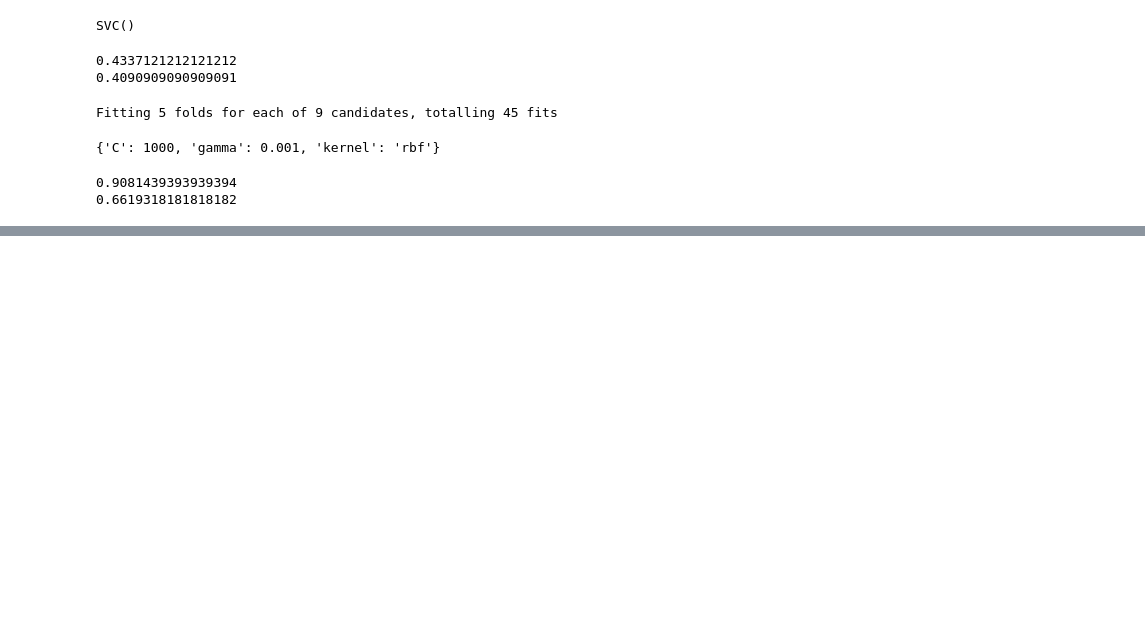
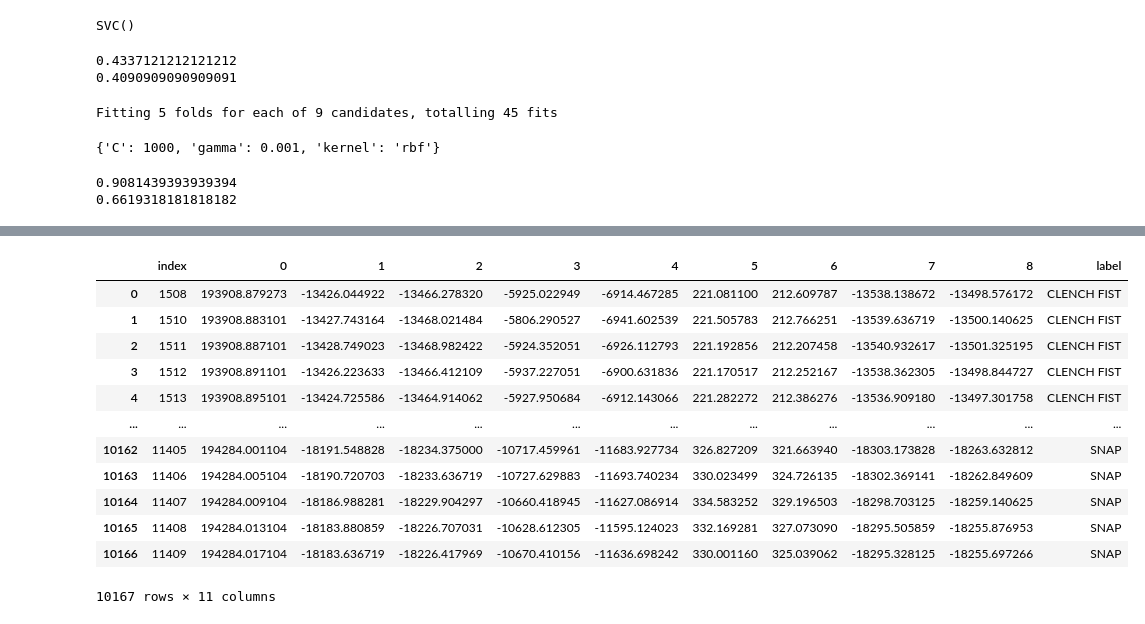
Before and after one commit to NeuroTech-UCSD/aeroMus, a Jupyter notebook: notebooks/classification_model.ipynb, the cells around one changed output, grey strips where cells are left out. Cells and saved outputs as stored; diff of their text form; code cells hidden in the pictures; blank space fills up the shorter version.

Commit message:
chore: create binary classifier for clench v snap

```diff
--- a/notebooks/classification_model.ipynb
+++ b/notebooks/classification_model.ipynb
@@ -230,0 +241,44 @@ with open('../data/models/SVC.pkl','wb') as f:
+# %%
+# add labels in different manner
+
+def label(df, m):
+    # first set label column to all nans
+    df['label'] = np.nan
+    # loop for each action/label
+    for i, row in m.iterrows():
+        # get start time and label
+        t = row[0]
+        cat = row[1].strip()
+
+        # set all labels passed start time to correct label
+        df['label'][df[0] >= t] = cat
+    return df
+# %%
+ses9 = pd.read_csv(f"{data_in}/test_sess9_data.txt", header=None)
+m9 = pd.read_csv(f"{data_in}/test_sess9_metadata.txt", header=None)
+
+df9 = label(ses9, m9)
+# %%
+ses10 = pd.read_csv(f"{data_in}/test_sess10_data.txt", header=None)
+m10 = pd.read_csv(f"{data_in}/test_sess10_metadata.txt", header=None)
+
+df10 = label(ses10, m10)
+# %%
+df = pd.concat([df9, df10]).dropna()
+df = df[df['label']!='REST'].reset_index()
+# %%
+df
+# %% [output]
+|  | index | 0 | 1 | 2 | 3 | 4 | 5 | 6 | 7 | 8 | label |
+| 0 | 1508 | 193908.879273 | -13426.044922 | -13466.278320 | -5925.022949 | -6914.467285 | 221.081100 | 212.609787 | -13538.138672 | -13498.576172 | CLENCH FIST |
+| 1 | 1510 | 193908.883101 | -13427.743164 | -13468.021484 | -5806.290527 | -6941.602539 | 221.505783 | 212.766251 | -13539.636719 | -13500.140625 | CLENCH FIST |
+| 2 | 1511 | 193908.887101 | -13428.749023 | -13468.982422 | -5924.352051 | -6926.112793 | 221.192856 | 212.207458 | -13540.932617 | -13501.325195 | CLENCH FIST |
+| 3 | 1512 | 193908.891101 | -13426.223633 | -13466.412109 | -5937.227051 | -6900.631836 | 221.170517 | 212.252167 | -13538.362305 | -13498.844727 | CLENCH FIST |
+| 4 | 1513 | 193908.895101 | -13424.725586 | -13464.914062 | -5927.950684 | -6912.143066 | 221.282272 | 212.386276 | -13536.909180 | -13497.301758 | CLENCH FIST |
+| ... | ... | ... | ... | ... | ... | ... | ... | ... | ... | ... | ... |
+| 10162 | 11405 | 194284.001104 | -18191.548828 | -18234.375000 | -10717.459961 | -11683.927734 | 326.827209 | 321.663940 | -18303.173828 | -18263.632812 | SNAP |
+| 10163 | 11406 | 194284.005104 | -18190.720703 | -18233.636719 | -10727.629883 | -11693.740234 | 330.023499 | 324.726135 | -18302.369141 | -18262.849609 | SNAP |
+| 10164 | 11407 | 194284.009104 | -18186.988281 | -18229.904297 | -10660.418945 | -11627.086914 | 334.583252 | 329.196503 | -18298.703125 | -18259.140625 | SNAP |
+| 10165 | 11408 | 194284.013104 | -18183.880859 | -18226.707031 | -10628.612305 | -11595.124023 | 332.169281 | 327.073090 | -18295.505859 | -18255.876953 | SNAP |
+| 10166 | 11409 | 194284.017104 | -18183.636719 | -18226.417969 | -10670.410156 | -11636.698242 | 330.001160 | 325.039062 | -18295.328125 | -18255.697266 | SNAP |
+10167 rows × 11 columns
```
Also changed, not shown: parts of 29 cells of this notebook, 1 other file.
